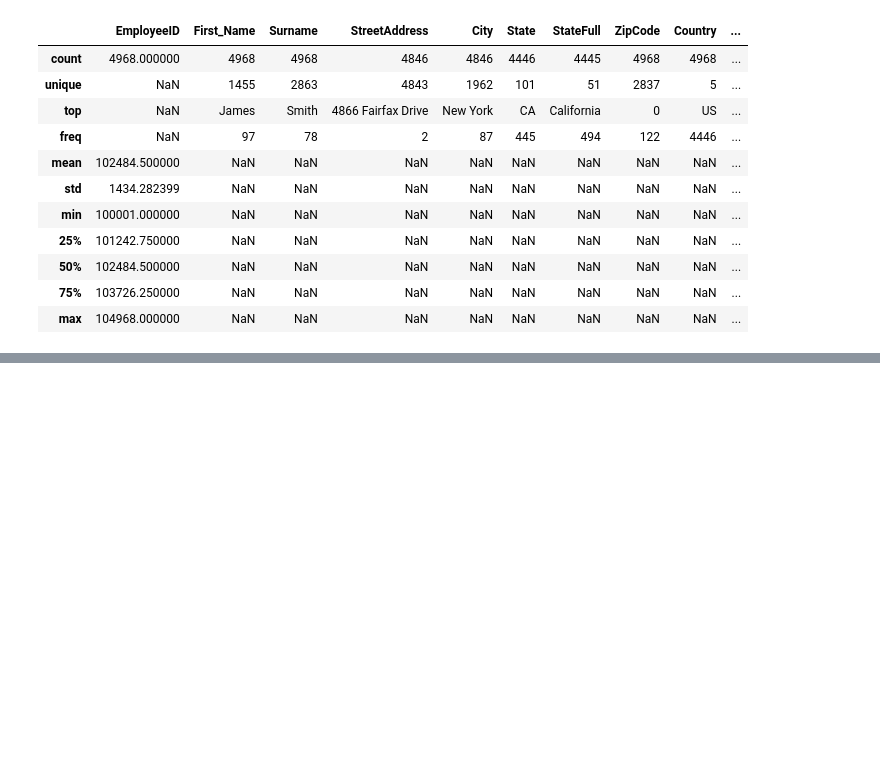
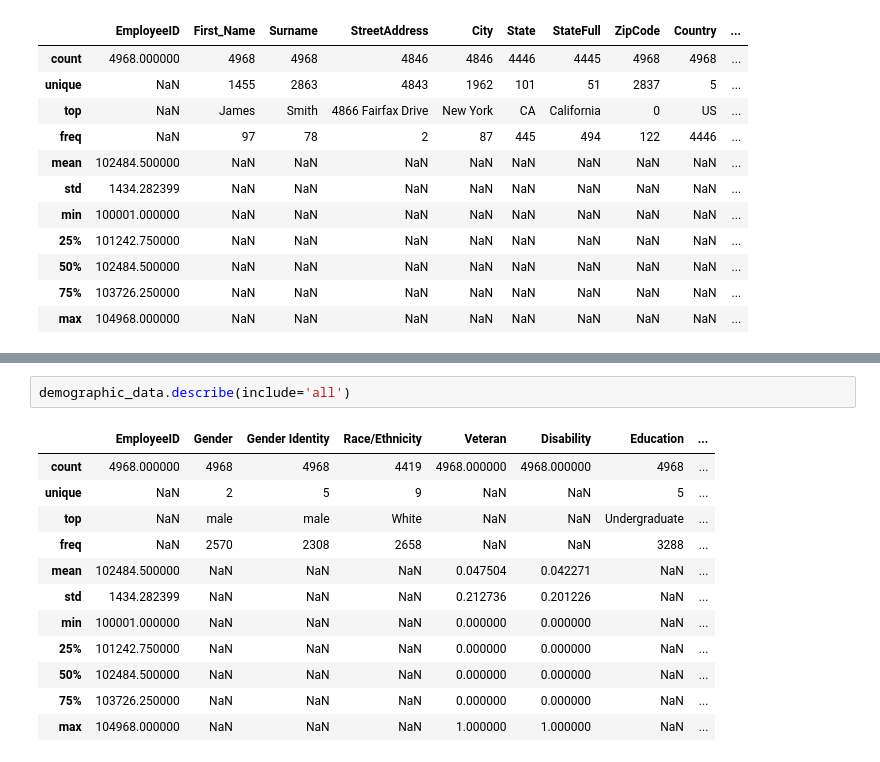
Before and after one commit to BrianLoe/ETL-and-DataViz, a Jupyter notebook: human_resource/HR/ETL phase.ipynb, the cells around one changed output, grey strips where cells are left out. Drawn from its saved outputs; the diff is of its cells as text; blank space fills up the shorter version.

Commit message:
add cleaning demographic data

```diff
--- a/human_resource/HR/ETL phase.ipynb
+++ b/human_resource/HR/ETL phase.ipynb
@@ -270,0 +349,15 @@ Notice that the termination_date includes 12/12/2999 which can indicate that the
+# %%
+demographic_data.describe(include='all')
+# %% [output]
+|  | EmployeeID | Gender | Gender Identity | Race/Ethnicity | Veteran | Disability | Education | ... |
+| count | 4968.000000 | 4968 | 4968 | 4419 | 4968.000000 | 4968.000000 | 4968 | ... |
+| unique | NaN | 2 | 5 | 9 | NaN | NaN | 5 | ... |
+| top | NaN | male | male | White | NaN | NaN | Undergraduate | ... |
+| freq | NaN | 2570 | 2308 | 2658 | NaN | NaN | 3288 | ... |
+| mean | 102484.500000 | NaN | NaN | NaN | 0.047504 | 0.042271 | NaN | ... |
+| std | 1434.282399 | NaN | NaN | NaN | 0.212736 | 0.201226 | NaN | ... |
+| min | 100001.000000 | NaN | NaN | NaN | 0.000000 | 0.000000 | NaN | ... |
+| 25% | 101242.750000 | NaN | NaN | NaN | 0.000000 | 0.000000 | NaN | ... |
+| 50% | 102484.500000 | NaN | NaN | NaN | 0.000000 | 0.000000 | NaN | ... |
+| 75% | 103726.250000 | NaN | NaN | NaN | 0.000000 | 0.000000 | NaN | ... |
+| max | 104968.000000 | NaN | NaN | NaN | 1.000000 | 1.000000 | NaN | ... |
```
Also changed, not shown: parts of 11 cells of this notebook.
